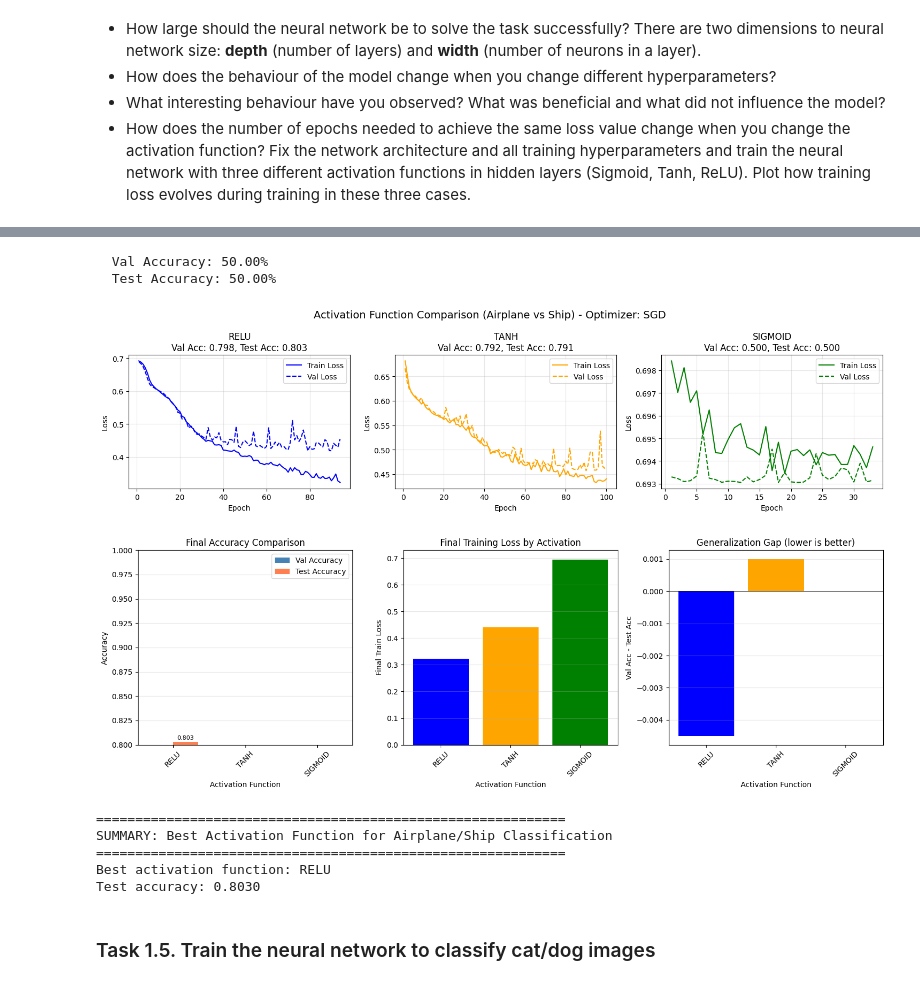
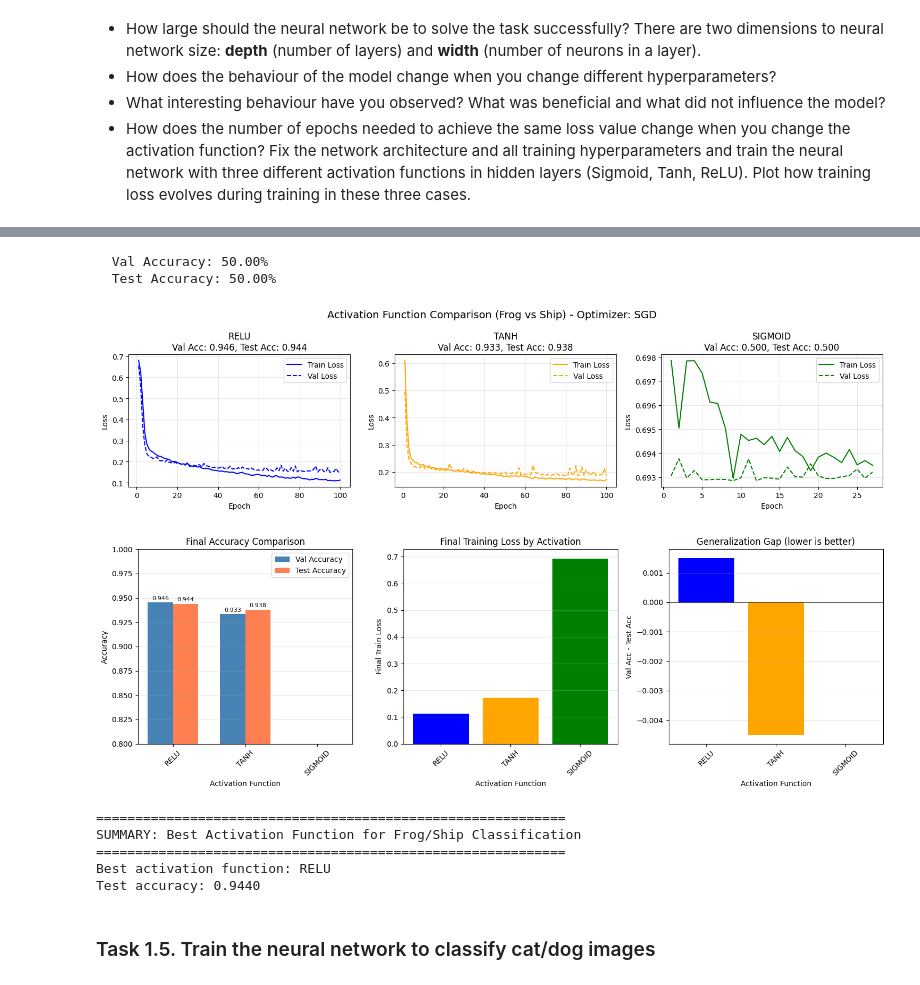
Before and after one commit to ilyavyakovlev/nebius_ai_performance_engineering, a Jupyter notebook: LLM_homework_2/homework_CIFAR10.ipynb, the cells around one changed output, grey strips where cells are left out. Cells and saved outputs as stored; diff of their text form; code cells hidden in the pictures.

Commit message:
Airplanes changes to frogs

```diff
--- a/LLM_homework_2/homework_CIFAR10.ipynb
+++ b/LLM_homework_2/homework_CIFAR10.ipynb
@@ -444,8 +398,8 @@ from sklearn.model_selection import train_test_split
 BATCH_SIZE = 64
 LEARNING_RATE = 1e-3
 NUM_EPOCHS = 100
-WEIGHT_DECAY = 1e-3
-VAL_FRACTION = 0.2  # fraction of train_data_airplane_ship used as validation
+WEIGHT_DECAY = 1e-2
+VAL_FRACTION = 0.2  # fraction of train_data_frog_ship used as validation
 DROPOUT_RATE = 0.3  # dropout probability for regularization
 
 # =====================
@@ -476,57 +430,49 @@ def create_optimizer(model, optimizer_name, lr, weight_decay):
         raise ValueError(f"Unknown optimizer: {optimizer_name}")
 
 # =====================
-# STEP 1: Prepare airplane/ship data with explicit train/val split
+# STEP 1: Prepare frog/ship data with explicit train/val split
 # =====================
-# Extract airplane and ship classes for binary classification
-labels_airplane_ship = [class_names.index('airplane'), class_names.index('ship')]
-train_data_airplane_ship = train_data[train_data['label'].isin(labels_airplane_ship)].copy()
-test_data_airplane_ship = test_data[test_data['label'].isin(labels_airplane_ship)].copy()
-
-# Convert labels to 0/1 (airplane=0, ship=1)
-train_data_airplane_ship['label'] = (train_data_airplane_ship['label'] == class_names.index('ship')).astype(int)
-test_data_airplane_ship['label'] = (test_data_airplane_ship['label'] == class_names.index('ship')).astype(int)
-
+# Reuse frog and ship data extracted earlier
 # Split features and labels
-X_airplane_ship = train_data_airplane_ship.drop(columns=['label'])
-y_airplane_ship = train_data_airplane_ship['label']
+X_frog_ship = train_data_frog_ship.drop(columns=['label'])
+y_frog_ship = train_data_frog_ship['label']
 
 # Create an explicit validation split from the training data
-X_train_airplane_ship, X_val_airplane_ship, y_train_airplane_ship, y_val_airplane_ship = train_test_split(
-    X_airplane_ship, y_airplane_ship, test_size=VAL_FRACTION, random_state=42, stratify=y_airplane_ship
+X_train_frog_ship_split, X_val_frog_ship, y_train_frog_ship_split, y_val_frog_ship = train_test_split(
+    X_frog_ship, y_frog_ship, test_size=VAL_FRACTION, random_state=42, stratify=y_frog_ship
 )
 
 # Test set (kept only for final evaluation)
-X_test_airplane_ship = test_data_airplane_ship.drop(columns=['label'])
-y_test_airplane_ship = test_data_airplane_ship['label']
+X_test_fs = test_data_frog_ship.drop(columns=['label'])
+y_test_fs = test_data_frog_ship['label']
 
 # Create tensors (normalized to 0-1 range)
-X_train_as = torch.tensor(X_train_airplane_ship.values, dtype=torch.float32) / 255.0
-y_train_as = torch.tensor(y_train_airplane_ship.values, dtype=torch.float32)
+X_train_fs = torch.tensor(X_train_frog_ship_split.values, dtype=torch.float32) / 255.0
+y_train_fs = torch.tensor(y_train_frog_ship_split.values, dtype=torch.float32)
 
-X_val_as = torch.tensor(X_val_airplane_ship.values, dtype=torch.float32) / 255.0
-y_val_as = torch.tensor(y_val_airplane_ship.values, dtype=torch.float32)
+X_val_fs = torch.tensor(X_val_frog_ship.values, dtype=torch.float32) / 255.0
+y_val_fs = torch.tensor(y_val_frog_ship.values, dtype=torch.float32)
 
-X_test_as = torch.tensor(X_test_airplane_ship.values, dtype=torch.float32) / 255.0
-y_test_as = torch.tensor(y_test_airplane_ship.values, dtype=torch.float32)
+X_test_fs_t = torch.tensor(X_test_fs.values, dtype=torch.float32) / 255.0
+y_test_fs_t = torch.tensor(y_test_fs.values, dtype=torch.float32)
 
 # Create data loaders
-train_dataset_as = TensorDataset(X_train_as, y_train_as)
-val_dataset_as = TensorDataset(X_val_as, y_val_as)
-test_dataset_as = TensorDataset(X_test_as, y_test_as)
+train_dataset_fs = TensorDataset(X_train_fs, y_train_fs)
+val_dataset_fs = TensorDataset(X_val_fs, y_val_fs)
+test_dataset_fs = TensorDataset(X_test_fs_t, y_test_fs_t)
 
-train_loader_as = DataLoader(train_dataset_as, batch_size=BATCH_SIZE, shuffle=True)
-val_loader_as = DataLoader(val_dataset_as, batch_size=BATCH_SIZE, shuffle=False)
-test_loader_as = DataLoader(test_dataset_as, batch_size=BATCH_SIZE, shuffle=False)
+train_loader_fs = DataLoader(train_dataset_fs, batch_size=BATCH_SIZE, shuffle=True)
+val_loader_fs = DataLoader(val_dataset_fs, batch_size=BATCH_SIZE, shuffle=False)
+test_loader_fs = DataLoader(test_dataset_fs, batch_size=BATCH_SIZE, shuffle=False)
 
-print(f"Training samples: {len(X_train_as)}, Validation samples: {len(X_val_as)}, Test samples: {len(X_test_as)}")
+print(f"Training samples: {len(X_train_fs)}, Validation samples: {len(X_val_fs)}, Test samples: {len(X_test_fs_t)}")
 
 # =====================
 # STEP 2: Define Optimized Neural Network Architecture (LESS WIDE to reduce overfitting)
 # =====================
 class OptimizedNet(nn.Module):
     """
-    Optimized architecture for airplane/ship classification:
+    Optimized architecture for frog/ship classification:
     - 3 hidden layers with UNIFORM width (256 neurons each)
     - Dropout for regularization
     - Configurable activation function for experiments
@@ -540,9 +486,9 @@ class OptimizedNet(nn.Module):
 
         # Input: 3072 features (32x32x3 flattened)
         # 3 hidden layers with 256 neurons each
-        self.fc1 = nn.Linear(3072, 512)
-        self.fc2 = nn.Linear(512, 256)
-        self.fc3 = nn.Linear(256, 128)
+        self.fc1 = nn.Linear(3072, 1052)
+        self.fc2 = nn.Linear(1052, 512)
+        self.fc3 = nn.Linear(512, 128)
         self.fc4 = nn.Linear(128, 1)
 
         self.dropout = nn.Dropout(DROPOUT_RATE)
@@ -702,12 +648,12 @@ for act_fn in activation_functions:
 
     # Train with tracking and early stopping
     train_losses, val_losses = train_with_tracking(
-        net_optimized, train_loader_as, val_loader_as, criterion, optimizer_compare, NUM_EPOCHS, patience=15
+        net_optimized, train_loader_fs, val_loader_fs, criterion, optimizer_compare, NUM_EPOCHS, patience=15
     )
 
     # Evaluate on validation and test sets
-    val_acc_act = evaluate_accuracy(net_optimized, val_loader_as)
-    test_acc_act = evaluate_accuracy(net_optimized, test_loader_as)
+    val_acc_act = evaluate_accuracy(net_optimized, val_loader_fs)
+    test_acc_act = evaluate_accuracy(net_optimized, test_loader_fs)
 
     activation_results[act_fn] = {
         'train_losses': train_losses,
@@ -739,7 +685,7 @@ for idx, act_fn in enumerate(activation_functions):
     ax.legend()
     ax.grid(True, alpha=0.3)
 
-plt.suptitle(f'Activation Function Comparison (Airplane vs Ship) - Optimizer: {OPTIMIZER.upper()}', fontsize=14)
+plt.suptitle(f'Activation Function Comparison (Frog vs Ship) - Optimizer: {OPTIMIZER.upper()}', fontsize=14)
 plt.tight_layout()
 plt.show()
 
@@ -794,7 +740,7 @@ plt.tight_layout()
 plt.show()
 
 print("\n" + "="*60)
-print("SUMMARY: Best Activation Function for Airplane/Ship Classification")
+print("SUMMARY: Best Activation Function for Frog/Ship Classification")
 print("="*60)
 best_act = max(activation_results.keys(), key=lambda x: activation_results[x]['test_accuracy'])
 print(f"Best activation function: {best_act.upper()}")
@@ -845,12 +790,12 @@ Optimizer: SGD
   Val Accuracy: 50.00%
   Test Accuracy: 50.00%
-[figure, old version]
+[figure, new version]
-[figure, old version]
+[figure, new version]
 ============================================================
-SUMMARY: Best Activation Function for Airplane/Ship Classification
+SUMMARY: Best Activation Function for Frog/Ship Classification
 ============================================================
 Best activation function: RELU
-Test accuracy: 0.8030
+Test accuracy: 0.9440
 # %% [markdown]
 ### Task 1.5. Train the neural network to classify cat/dog images
 # %% [markdown]
```
Also changed, not shown: parts of 12 cells of this notebook.
